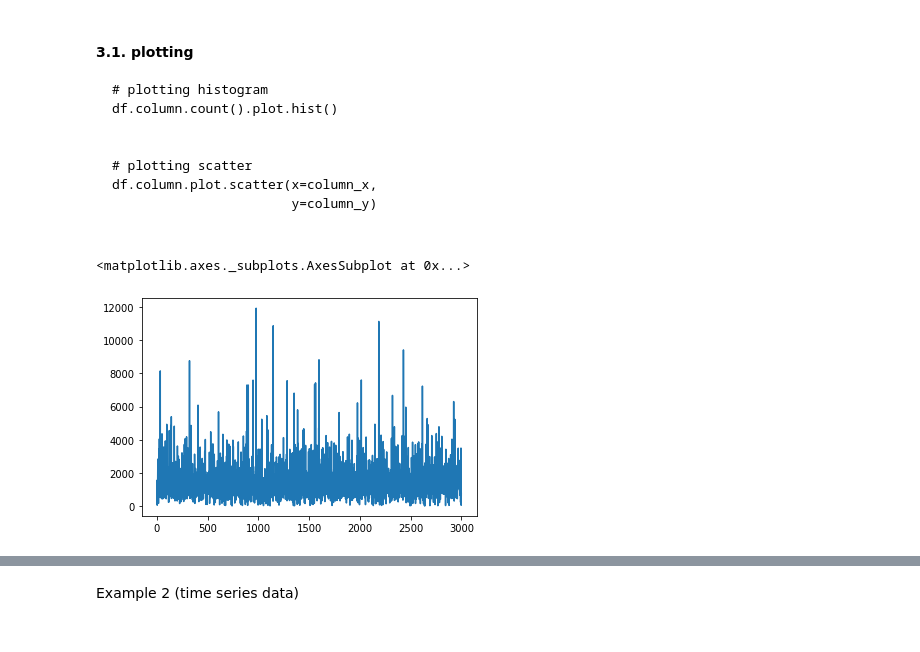
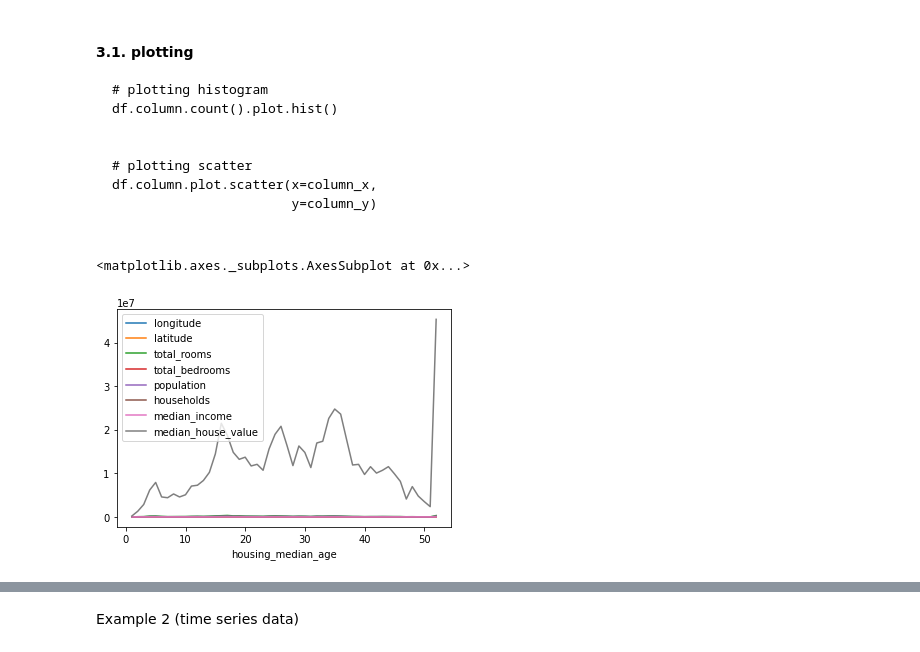
Before and after one commit to Dardeery/DataScience_Course, a Jupyter notebook: curriculum/python_essentials/Panadas.ipynb, the cells around one changed output, grey strips where cells are left out. Saved outputs shown, nothing was run; the diff lists cells and outputs as text; code cells hidden in the pictures.

````diff
--- a/curriculum/python_essentials/Panadas.ipynb
+++ b/curriculum/python_essentials/Panadas.ipynb
@@ -168,7 +239,7 @@ df.column.plot.scatter(x=column_x,
 
 ```
 # %%
-data.population.plot()
+data.groupby('housing_median_age').sum().plot()
 # %% [output]
 <matplotlib.axes._subplots.AxesSubplot at 0x...>
-[figure, old version]
+[figure, new version]
````
Also changed, not shown: parts of 18 cells of this notebook.
